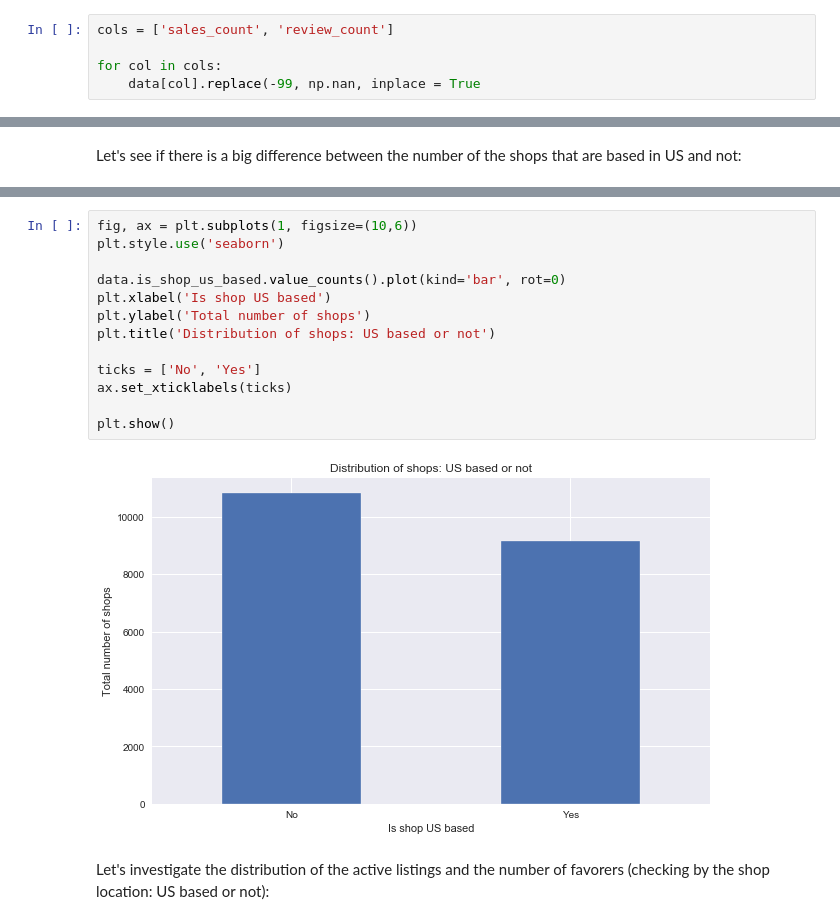
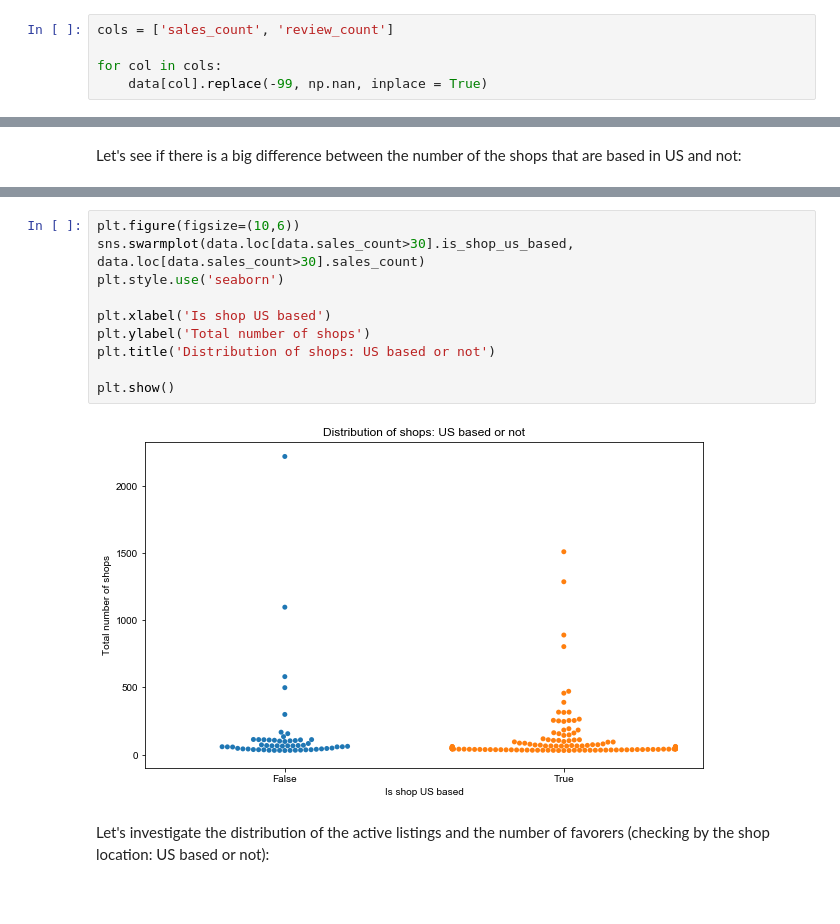
Before and after one commit to kristinakun/project-visualizing-real-world-data, a Jupyter notebook: code/main.ipynb, the cells around one changed output, grey strips where cells are left out. Cells and saved outputs as stored; diff of their text form; blank space fills up the shorter version.

```diff
--- a/code/main.ipynb
+++ b/code/main.ipynb
@@ -144,7 +144,7 @@ Negative number is not a correct value for the total sales count. Changing these
 cols = ['sales_count', 'review_count']
 
 for col in cols:
-    data[col].replace(-99, np.nan, inplace = True
+    data[col].replace(-99, np.nan, inplace = True)
 # %% [markdown]
 Checking if the change was applied:
 # %%
@@ -228,18 +237,15 @@ Let's see if there is a big difference between the number of the shops that are
 # %%
-fig, ax = plt.subplots(1, figsize=(10,6))
+plt.figure(figsize=(10,6))
+sns.swarmplot(data.loc[data.sales_count>30].is_shop_us_based, data.loc[data.sales_count>30].sales_count)
 plt.style.use('seaborn')
 
-data.is_shop_us_based.value_counts().plot(kind='bar', rot=0)
 plt.xlabel('Is shop US based')
 plt.ylabel('Total number of shops')
 plt.title('Distribution of shops: US based or not')
 
-ticks = ['No', 'Yes']
-ax.set_xticklabels(ticks)
-
 plt.show()
 # %% [output]
-[figure, old version]
+[figure, new version]
 # %% [markdown]
 Let's investigate the distribution of the active listings and the number of favorers (checking by the shop location: US based or not):
 # %%
```
Also changed, not shown: parts of 24 cells of this notebook, 1 other file.
